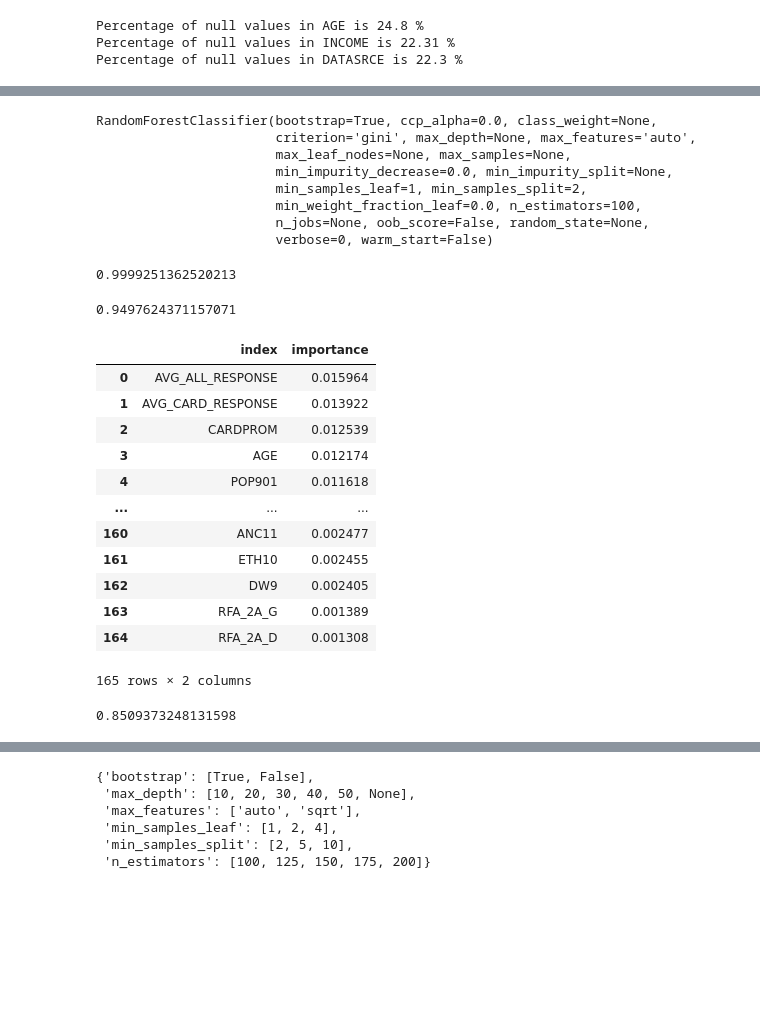
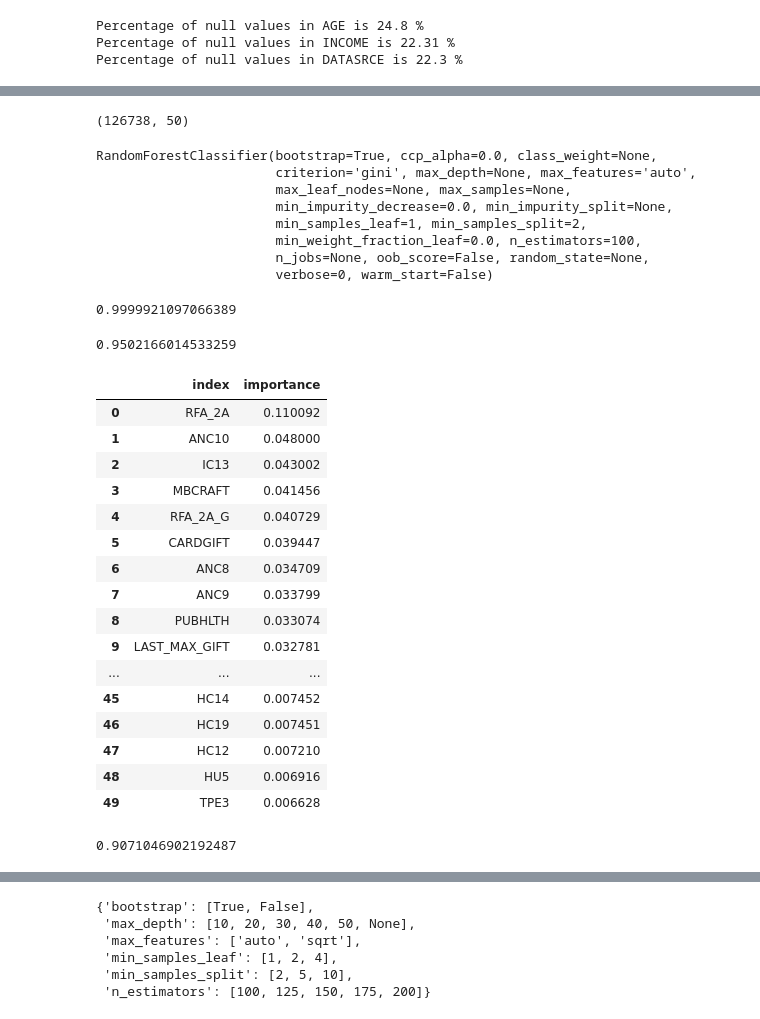
Before and after one commit to DushyantKhinchi/Paralyzed-Veterans-of-America-PVA-, a Jupyter notebook: PVA.ipynb, the cells around one changed output, grey strips where cells are left out. Cells and saved outputs as stored; diff of their text form; code cells hidden in the pictures; blank space fills up the shorter version.

```diff
--- a/PVA.ipynb
+++ b/PVA.ipynb
@@ -446,7 +455,7 @@ from sklearn.preprocessing import LabelEncoder
 le = LabelEncoder()
 le.fit(kdd98data_tidy['RFA_2A'].astype(str))
 kdd98data_tidy['RFA_2A']=le.transform(kdd98data_tidy['RFA_2A'].astype(str))
-kdd98data_tidy['RFA_2A']=le.transform(kdd98data_tidy['RFA_2A'].astype(str))
+# kdd98data_tidy['RFA_2A']=le.transform(kdd98data_tidy['RFA_2A'].astype(str))
 # %%
 from sklearn.model_selection import train_test_split
 X_train, X_test, y_train, y_test = train_test_split(kdd98data_tidy, TARGET_B, test_size=0.3, random_state=42)
@@ -452,0 +468,4 @@ X_train, X_test, y_train, y_test = train_test_split(kdd98data_tidy, TARGET_B, te
+# %%
+from imblearn.over_sampling import SMOTE
+sm = SMOTE(random_state = 2)
+X_train_res, y_train_res = sm.fit_sample(X_train, y_train.ravel())
@@ -453,8 +478,14 @@ X_train, X_test, y_train, y_test = train_test_split(kdd98data_tidy, TARGET_B, te
+# %%
+X_train_res.shape
+# %% [output]
+(126738, 50)
+# %%
+X_train_res = pd.DataFrame(X_train_res, columns = X_train.columns.to_list())
 # %%
 ## Import the random forest Classifier.
 from sklearn.ensemble import RandomForestClassifier
 rf = RandomForestClassifier(n_estimators=100)
-rf.fit(X_train, y_train)
+rf.fit(X_train_res, y_train_res)
 # %% [output]
 RandomForestClassifier(bootstrap=True, ccp_alpha=0.0, class_weight=None,
                        criterion='gini', max_depth=None, max_features='auto',
@@ -465,37 +496,41 @@ RandomForestClassifier(bootstrap=True, ccp_alpha=0.0, class_weight=None,
                        n_jobs=None, oob_score=False, random_state=None,
                        verbose=0, warm_start=False)
 # %%
-rf.score(X_train, y_train)
+rf.score(X_train_res, y_train_res)
 # %% [output]
-0.9999251362520213
+0.9999921097066389
 # %%
 rf.score(X_test, y_test)
 # %% [output]
-0.9497624371157071
+0.9502166014533259
 # %%
 import pandas as pd
 feature_importances = pd.DataFrame(rf.feature_importances_,
-                                   index = X_train.columns,
+                                   index = X_train_res.columns,
                                     columns=['importance']).sort_values('importance', ascending=False)
 
 feature_importances.reset_index(inplace=True)
 feature_importances
 # %% [output]
 |  | index | importance |
-| 0 | AVG_ALL_RESPONSE | 0.015964 |
-| 1 | AVG_CARD_RESPONSE | 0.013922 |
-| 2 | CARDPROM | 0.012539 |
-| 3 | AGE | 0.012174 |
-| 4 | POP901 | 0.011618 |
+| 0 | RFA_2A | 0.110092 |
+| 1 | ANC10 | 0.048000 |
+| 2 | IC13 | 0.043002 |
+| 3 | MBCRAFT | 0.041456 |
+| 4 | RFA_2A_G | 0.040729 |
+| 5 | CARDGIFT | 0.039447 |
+| 6 | ANC8 | 0.034709 |
+| 7 | ANC9 | 0.033799 |
+| 8 | PUBHLTH | 0.033074 |
+| 9 | LAST_MAX_GIFT | 0.032781 |
 | ... | ... | ... |
-| 160 | ANC11 | 0.002477 |
-| 161 | ETH10 | 0.002455 |
-| 162 | DW9 | 0.002405 |
-| 163 | RFA_2A_G | 0.001389 |
-| 164 | RFA_2A_D | 0.001308 |
+| 45 | HC14 | 0.007452 |
+| 46 | HC19 | 0.007451 |
+| 47 | HC12 | 0.007210 |
+| 48 | HU5 | 0.006916 |
+| 49 | TPE3 | 0.006628 |
-165 rows × 2 columns
 # %%
-feature_importances['importance'][:127].sum()
+feature_importances['importance'][:38].sum()
 # %% [output]
-0.8509373248131598
+0.9071046902192487
 # %%
```
Also changed, not shown: parts of 45 cells of this notebook.
